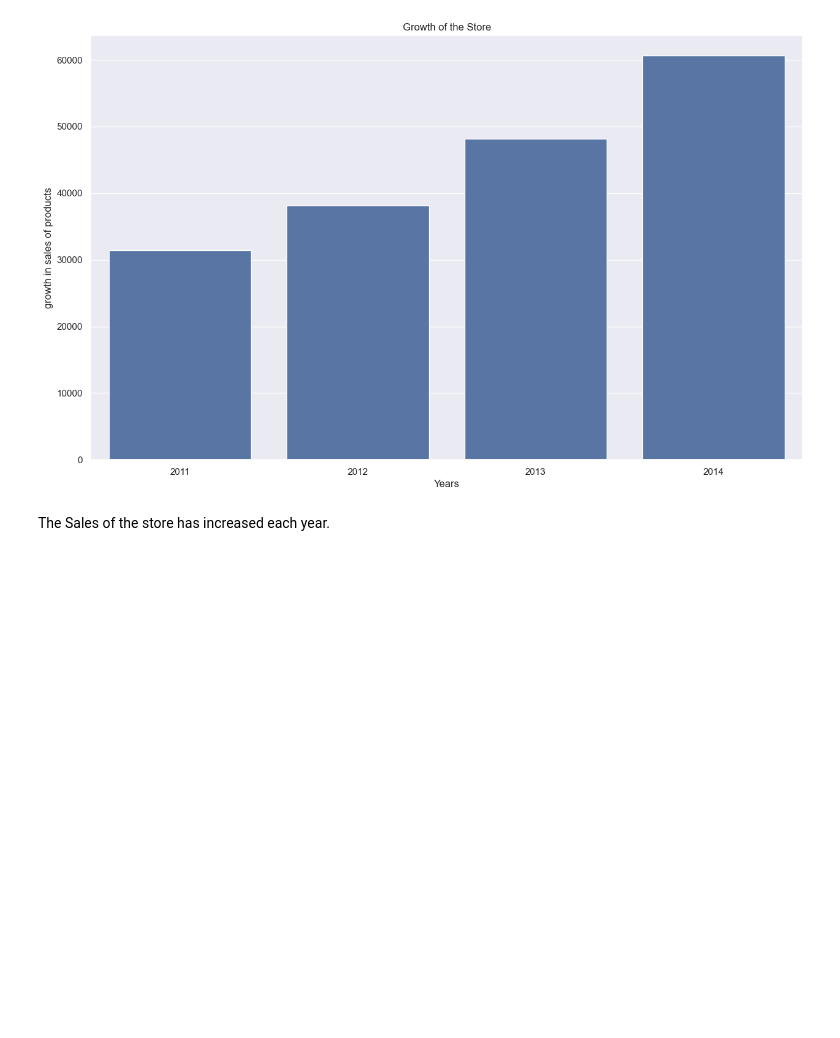
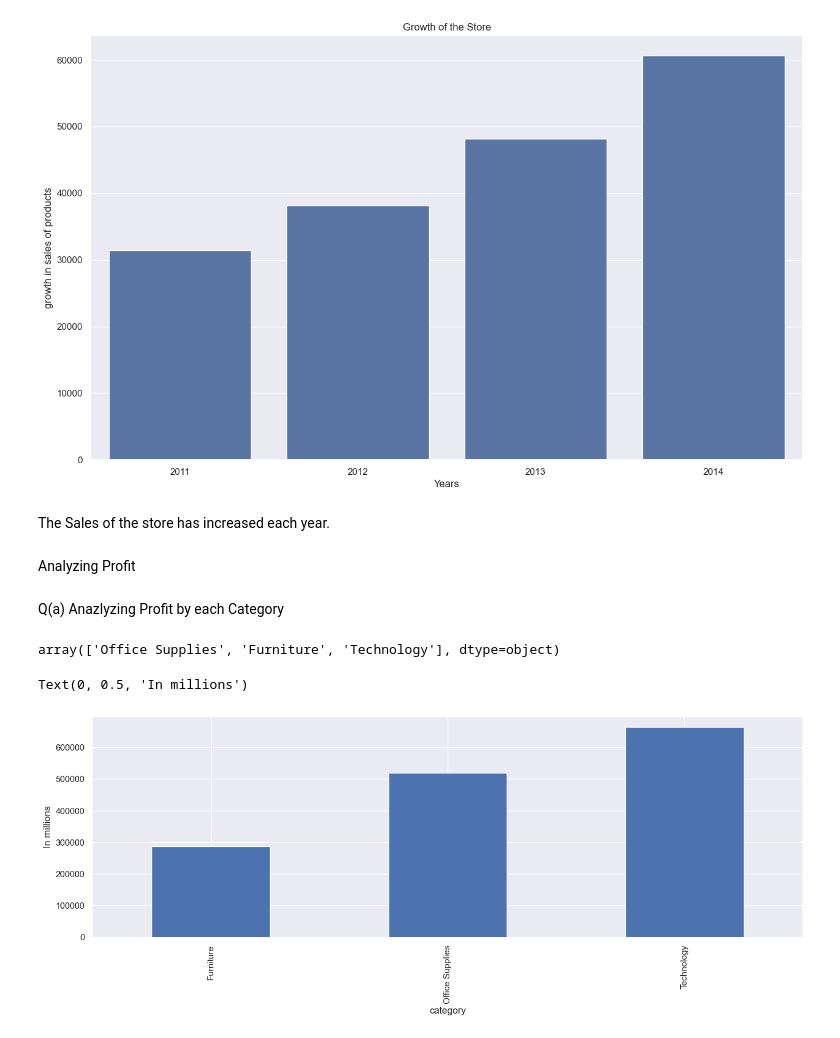
Before and after one commit to sachinratewal01/Sales-Performance-Customer-Insights-Analysis, a Jupyter notebook: python.ipynb, the cells around one changed output. Drawn from its saved outputs; the diff is of its cells as text; code cells hidden in the pictures; blank space fills up the shorter version.

```diff
--- a/python.ipynb
+++ b/python.ipynb
@@ -489,3 +489,18 @@ Text(0.5, 1.0, 'Growth of the Store')
 [figure]
 # %% [markdown]
 The Sales of the store has increased each year.
+# %% [markdown]
+Analyzing Profit
+# %% [markdown]
+Q(a) Anazlyzing Profit by each Category
+# %%
+df["category"].unique()
+# %% [output]
+array(['Office Supplies', 'Furniture', 'Technology'], dtype=object)
+# %%
+categorical_profits = df.groupby('category')['profit'].sum()
+categorical_profits.plot(kind='bar', figsize=(16,5))
+plt.ylabel("In millions")
+# %% [output]
+Text(0, 0.5, 'In millions')
+[figure, added]
```
Also changed, not shown: parts of 7 cells of this notebook.
